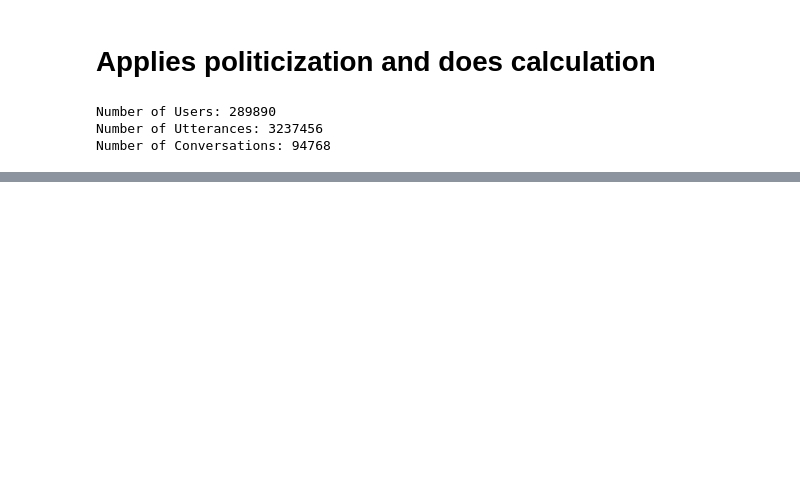
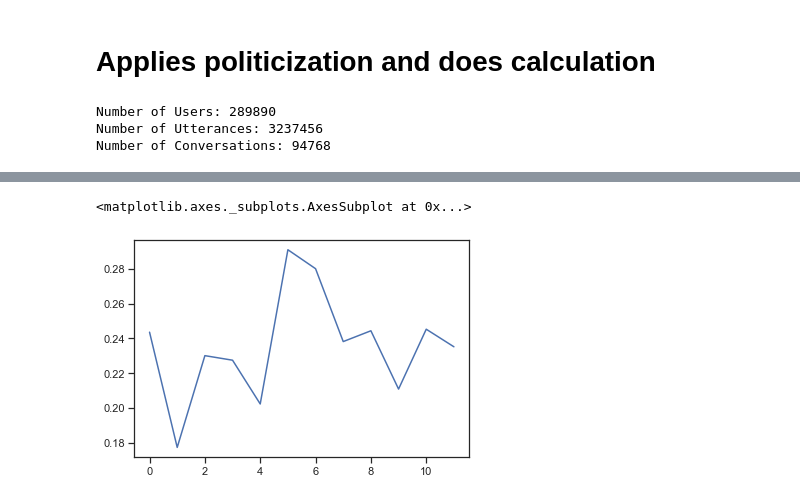
Before and after one commit to calebchiam/Cornell-Conversational-Analysis-Toolkit, a Jupyter notebook: examples/politicization/plotter.ipynb, the cells around one changed output, grey strips where cells are left out. Saved outputs shown, nothing was run; the diff lists cells and outputs as text; code cells hidden in the pictures; blank space fills up the shorter version.

```diff
--- a/examples/politicization/plotter.ipynb
+++ b/examples/politicization/plotter.ipynb
@@ -295,0 +149,5 @@ plt.show()
+# %%
+event_vals = defaultdict(list)
+for utt in corpus.iter_utterances():
+    if utt.meta['valid']:
+        event_vals[utt.meta['event']].append(utt.meta['political'])
@@ -295,0 +175,2 @@ plt.show()
+# %%
+event_vals = {k: np.mean(v) for k, v in event_vals.items()}
@@ -295,0 +193,9 @@ plt.show()
+# %%
+event_ordered = [k[0] for k in sorted(list(shooting_timestamps.items()), key = lambda x: x[1][0])]
+# %%
+scores_ordered = [event_vals[event] for event in event_ordered]
+# %%
+sns.lineplot(x=range(len(scores_ordered)), y=scores_ordered)
+# %% [output]
+<matplotlib.axes._subplots.AxesSubplot at 0x...>
+[figure, added]
```
Also changed, not shown: parts of 21 cells of this notebook.
